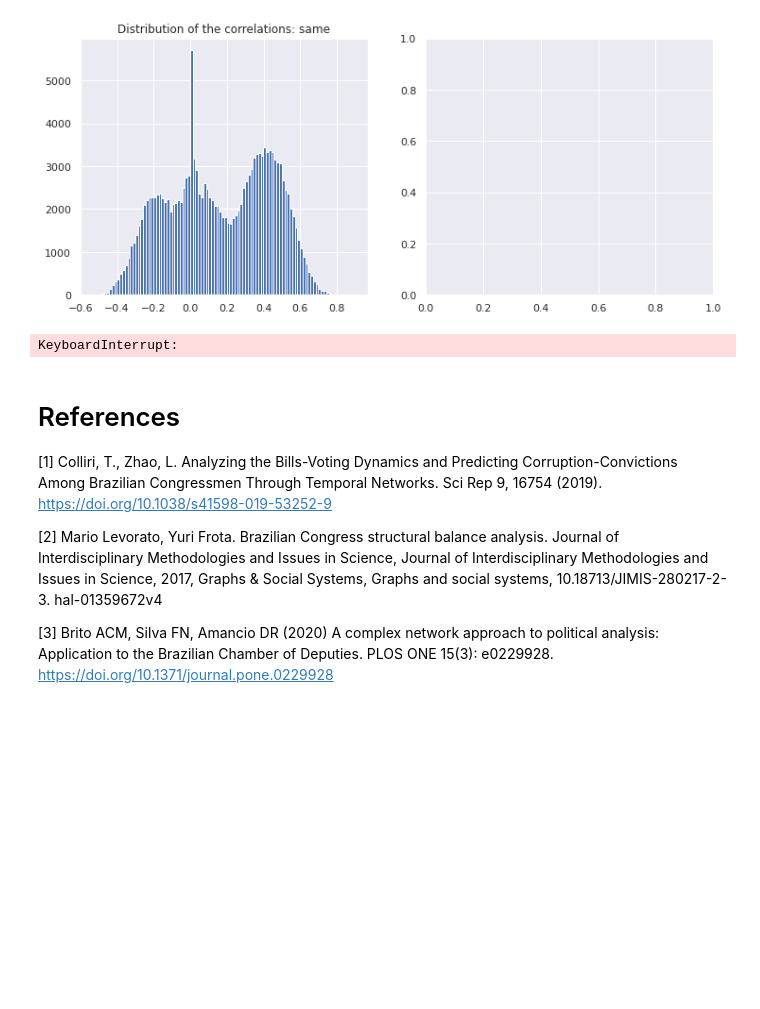
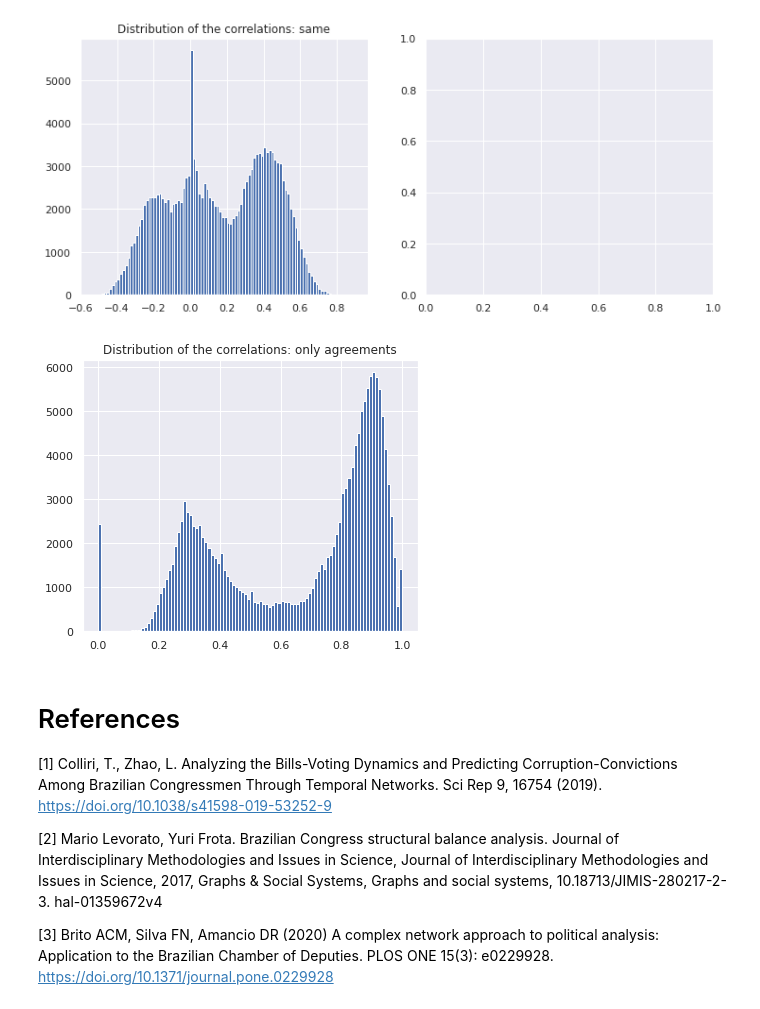
Before and after one commit to lucasmoschen/project-network-science, a Jupyter notebook: notebooks/network_construction.ipynb, the cells around one changed output. Saved outputs shown, nothing was run; the diff lists cells and outputs as text; code cells hidden in the pictures; blank space fills up the shorter version.

Commit message:
added file to build adjacency matrix

```diff
--- a/notebooks/network_construction.ipynb
+++ b/notebooks/network_construction.ipynb
@@ -146,7 +147,11 @@ def build_adjacency_matrix_from_inner_product(incidence_matrix, abstention_decis
         metric = lambda u1, u2: sum(1*(u1 - u2 == 0) - 1*(u1 + u2 == 0))
     elif abstention_decision == 'same':
         if agreement == True:
-            metric = lambda u1, u2: 0 if sum((u1!=0)&(u2!=0)) == 0 else n*sum(((u1==u2)&(u1!=0)))/sum((u1!=0)&(u2!=0))
+            def metric(u1, u2):
+                s = sum((u1!=0)&(u2!=0))
+                if s == 0: return 0
+                else:
+                    return n*sum((u1==u2)&(u1!=0))/s
         else:
             metric = lambda u1, u2: sum(1*((u1!=0)*(u2!=0)*(1*(u1 == u2) - 1*(u1 != u2))))
 
@@ -214,14 +219,14 @@ plt.show()
 # %% [output]
 [figure]
 # %%
-adjacency_matrix = build_adjacency_matrix_from_inner_product(incidence_matrix, 'same', 'same', agreement = True)
+#adjacency_matrix = build_adjacency_matrix_from_inner_product(incidence_matrix, 'same', 'same', agreement = True)
 
-fig, ax = plt.subplots(figsize = (12,5))
-ax[0].hist(adjacency_matrix.values[ind], bins = 100)
-ax[0].set_title("Distribution of the correlations: only agreements")
+fig, ax = plt.subplots(figsize = (6,5))
+ax.hist(adjacency_matrix.values[ind], bins = 100)
+ax.set_title("Distribution of the correlations: only agreements")
 plt.show()
 # %% [output]
-KeyboardInterrupt:
+[figure, added]
 # %% [markdown]
 # References
 
```
Also changed, not shown: parts of 1 cell of this notebook, 2 other files.
